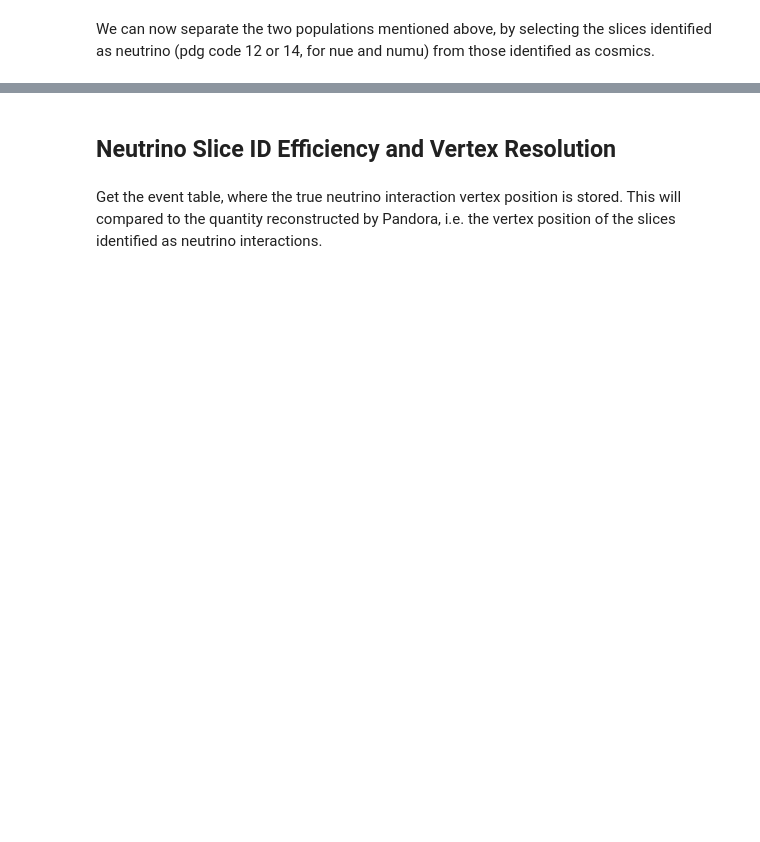
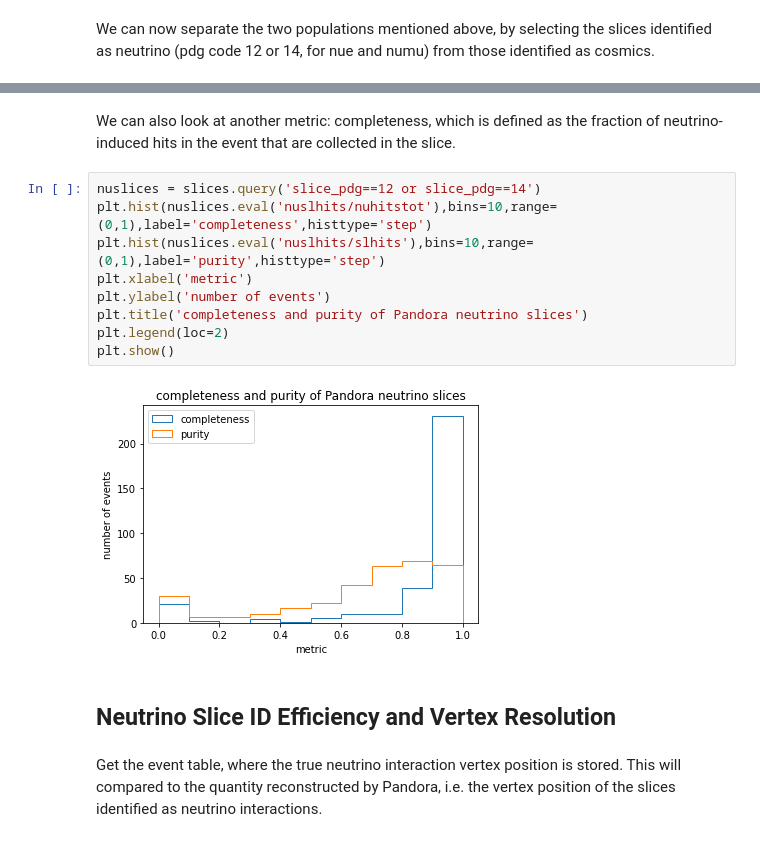
Before and after one commit to cerati/ubopendata, a Jupyter notebook: Pandora metrics.ipynb, the cells around one changed output, grey strips where cells are left out. Drawn from its saved outputs; the diff is of its cells as text; blank space fills up the shorter version.

```diff
--- a/Pandora metrics.ipynb
+++ b/Pandora metrics.ipynb
@@ -146,3 +140,16 @@ plt.show()
+# %% [markdown]
+We can also look at another metric: completeness, which is defined as the fraction of neutrino-induced hits in the event that are collected in the slice.
+# %%
+nuslices = slices.query('slice_pdg==12 or slice_pdg==14')
+plt.hist(nuslices.eval('nuslhits/nuhitstot'),bins=10,range=(0,1),label='completeness',histtype='step')
+plt.hist(nuslices.eval('nuslhits/slhits'),bins=10,range=(0,1),label='purity',histtype='step')
+plt.xlabel('metric')
+plt.ylabel('number of events')
+plt.title('completeness and purity of Pandora neutrino slices')
+plt.legend(loc=2)
+plt.show()
+# %% [output]
+[figure, added]
 # %% [markdown]
 ## Neutrino Slice ID Efficiency and Vertex Resolution
 # %% [markdown]
```
Also changed, not shown: parts of 45 cells of this notebook, 5 other files.
